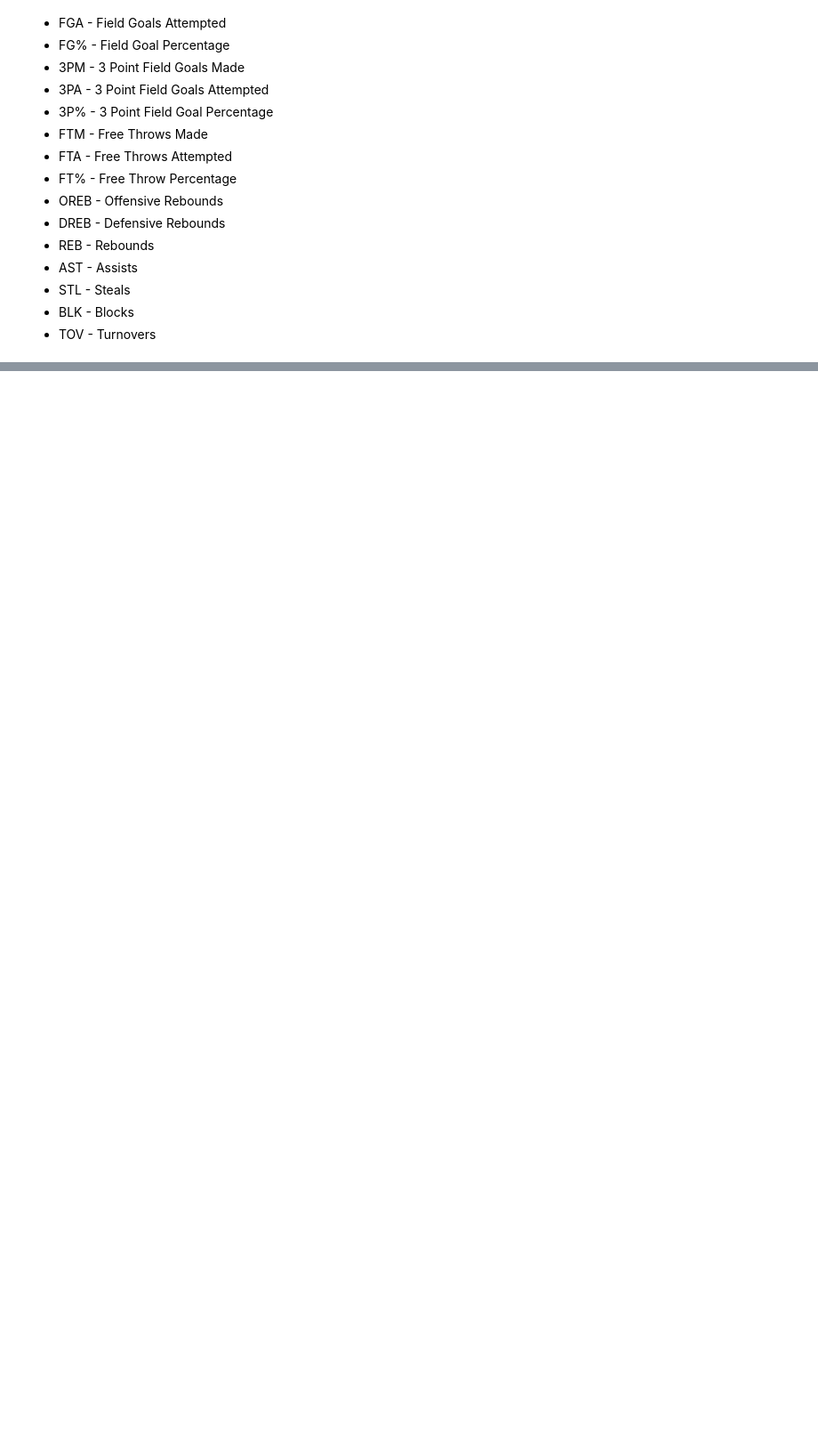
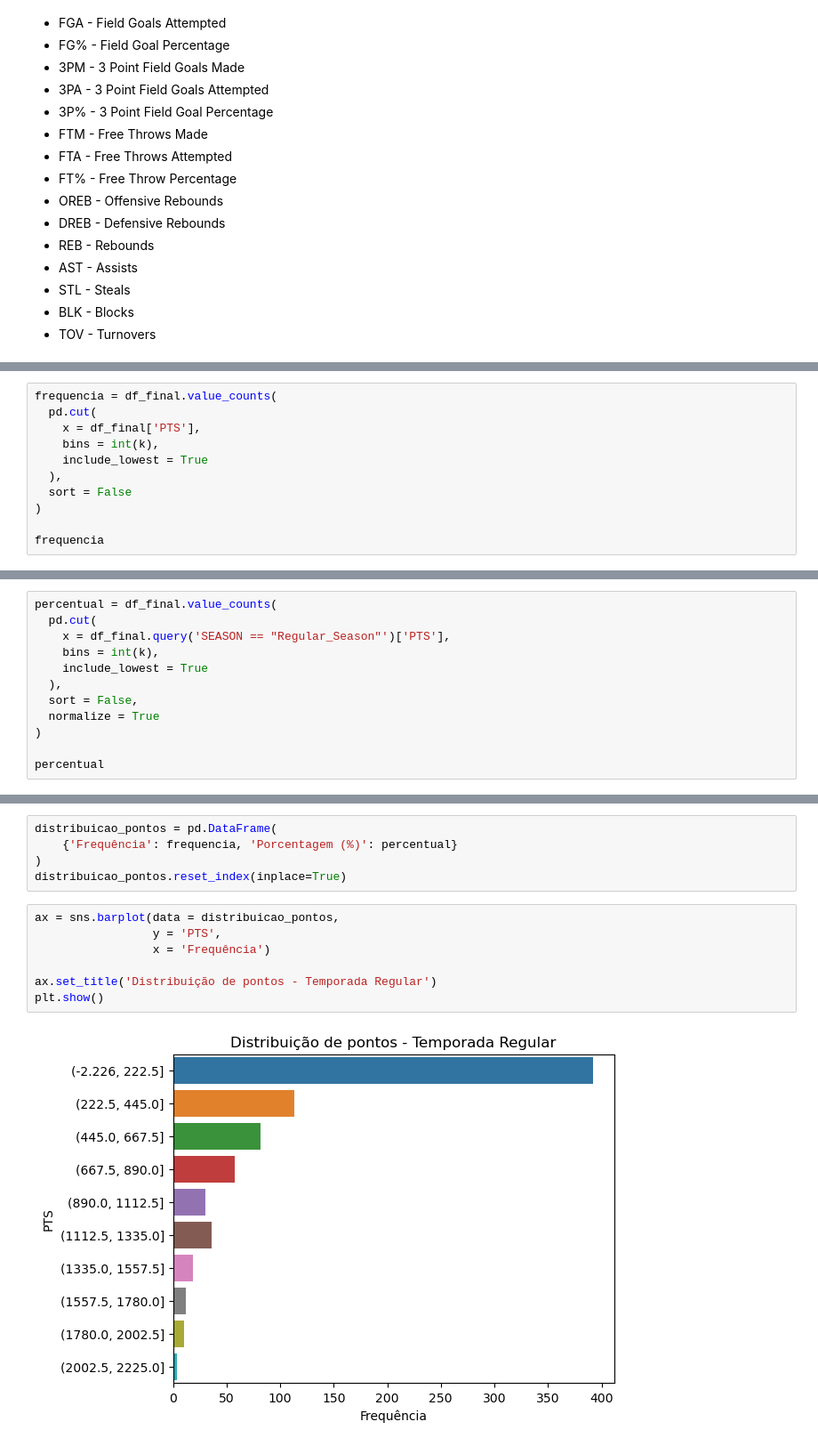
Before and after one commit to lpoggetto/analise_nba, a Jupyter notebook: estudo_liga_nba/analise_nba.ipynb, the cells around one changed output, grey strips where cells are left out. Shown: that part at 89% size. Saved outputs shown, nothing was run; the diff lists cells and outputs as text; blank space fills up the shorter version.

```diff
--- a/estudo_liga_nba/analise_nba.ipynb
+++ b/estudo_liga_nba/analise_nba.ipynb
@@ -109,0 +183,11 @@ memory usage: 2.2+ MB
+# %%
+frequencia = df_final.value_counts(
+  pd.cut(
+    x = df_final['PTS'],
+    bins = int(k),
+    include_lowest = True
+  ),
+  sort = False
+)
+
+frequencia
@@ -109,0 +207,12 @@ memory usage: 2.2+ MB
+# %%
+percentual = df_final.value_counts(
+  pd.cut(
+    x = df_final.query('SEASON == "Regular_Season"')['PTS'],
+    bins = int(k),
+    include_lowest = True
+  ),
+  sort = False,
+  normalize = True
+)
+
+percentual
@@ -109,0 +232,14 @@ memory usage: 2.2+ MB
+# %%
+distribuicao_pontos = pd.DataFrame(
+    {'Frequência': frequencia, 'Porcentagem (%)': percentual}
+)
+distribuicao_pontos.reset_index(inplace=True)
+# %%
+ax = sns.barplot(data = distribuicao_pontos,
+                 y = 'PTS',
+                 x = 'Frequência')
+
+ax.set_title('Distribuição de pontos - Temporada Regular')
+plt.show()
+# %% [output]
+[figure, added]
```
Also changed, not shown: parts of 17 cells of this notebook.
